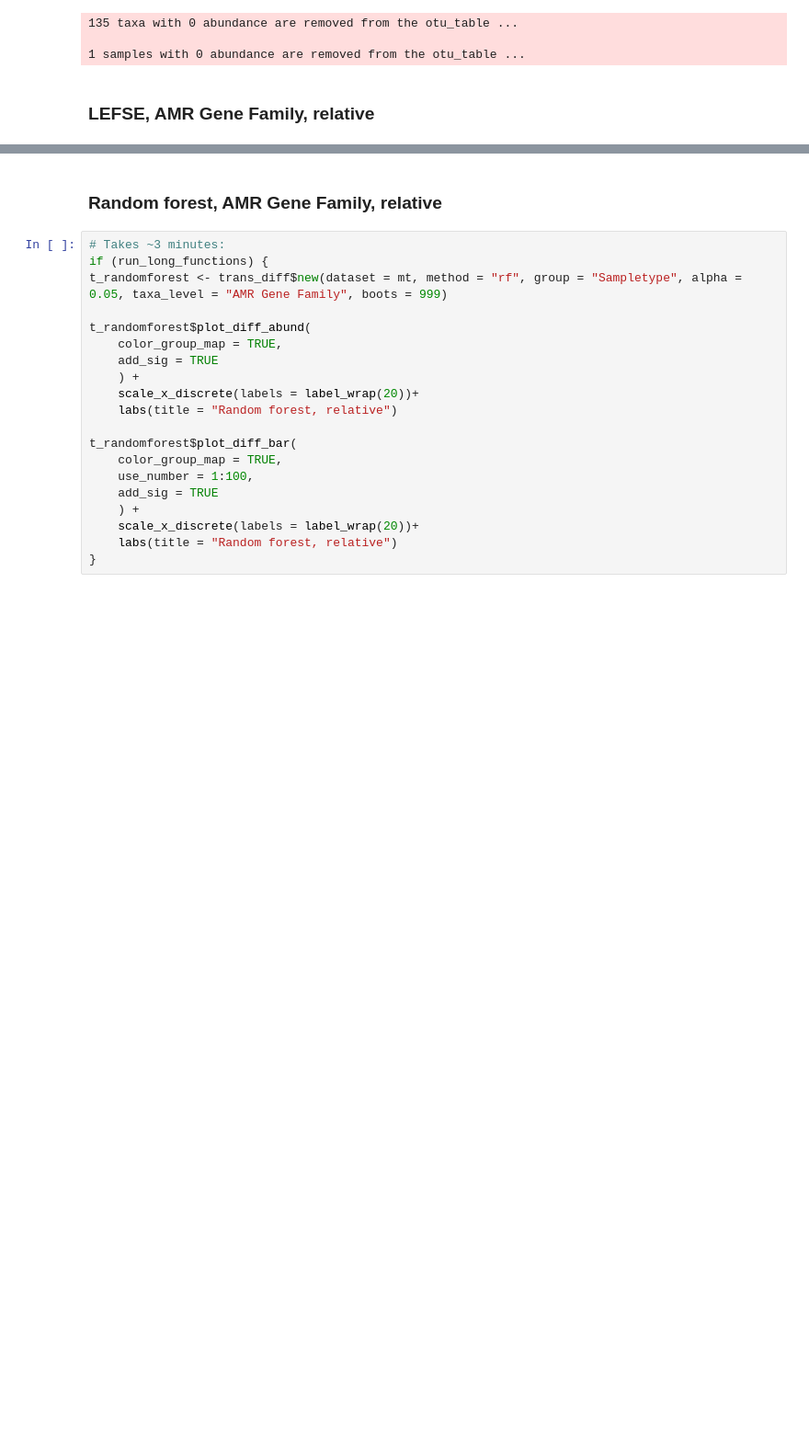
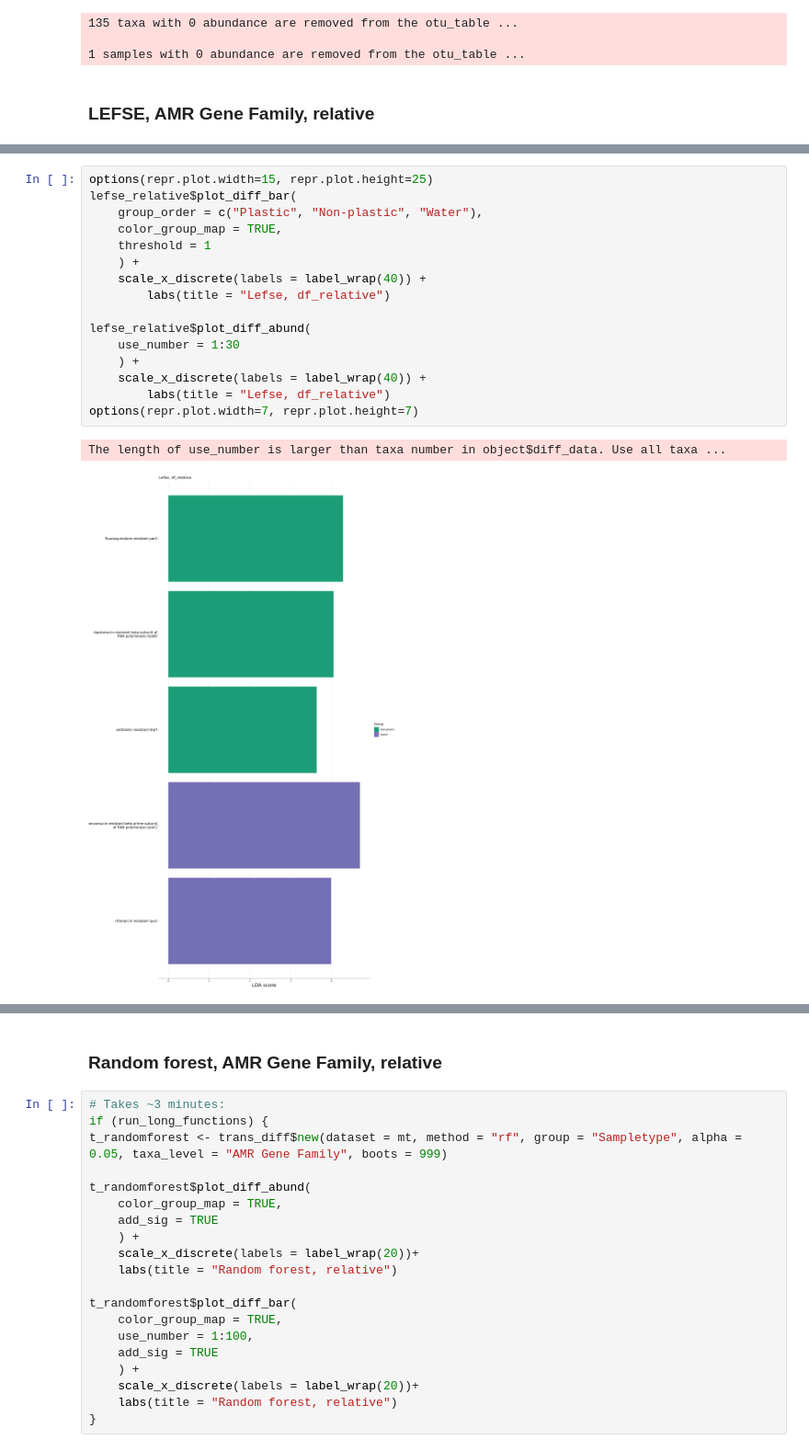
Before and after one commit to blomfelt/plastisphere, a Jupyter notebook: plastisphere.ipynb, the cells around one changed output, grey strips where cells are left out. Shown at 92% size. Saved outputs shown, nothing was run; the diff lists cells and outputs as text; blank space fills up the shorter version.

Commit message:
Add plots for slow microeco functions

```diff
--- a/plastisphere.ipynb
+++ b/plastisphere.ipynb
@@ -491,0 +474,19 @@ The length of use_number is larger than taxa number in object$diff_data. Use all
+# %%
+options(repr.plot.width=15, repr.plot.height=25)
+lefse_relative$plot_diff_bar(
+    group_order = c("Plastic", "Non-plastic", "Water"),
+    color_group_map = TRUE,
+    threshold = 1
+    ) +
+    scale_x_discrete(labels = label_wrap(40)) +
+        labs(title = "Lefse, df_relative")
+
+lefse_relative$plot_diff_abund(
+    use_number = 1:30
+    ) +
+    scale_x_discrete(labels = label_wrap(40)) +
+        labs(title = "Lefse, df_relative")
+options(repr.plot.width=7, repr.plot.height=7)
+# %% [output]
+The length of use_number is larger than taxa number in object$diff_data. Use all taxa ...
+[figure, added]
```
Also changed, not shown: parts of 14 cells of this notebook.
